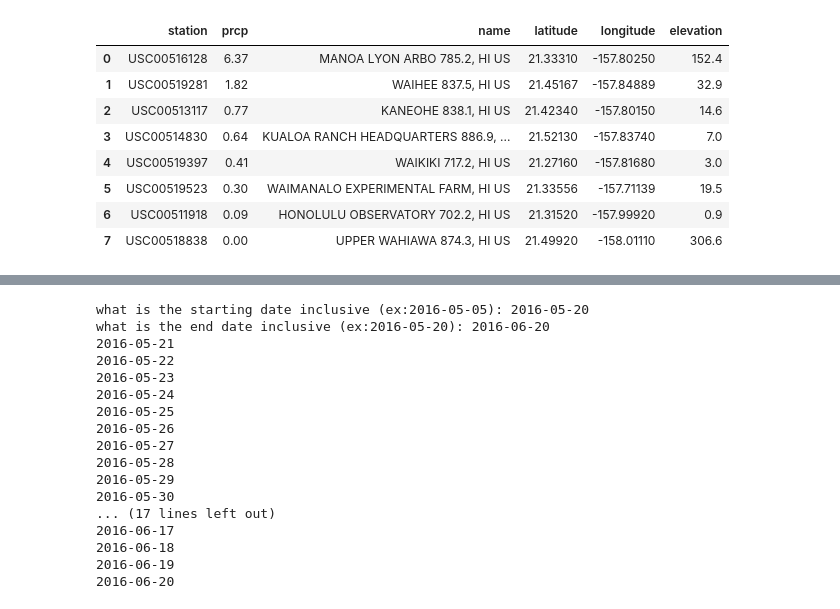
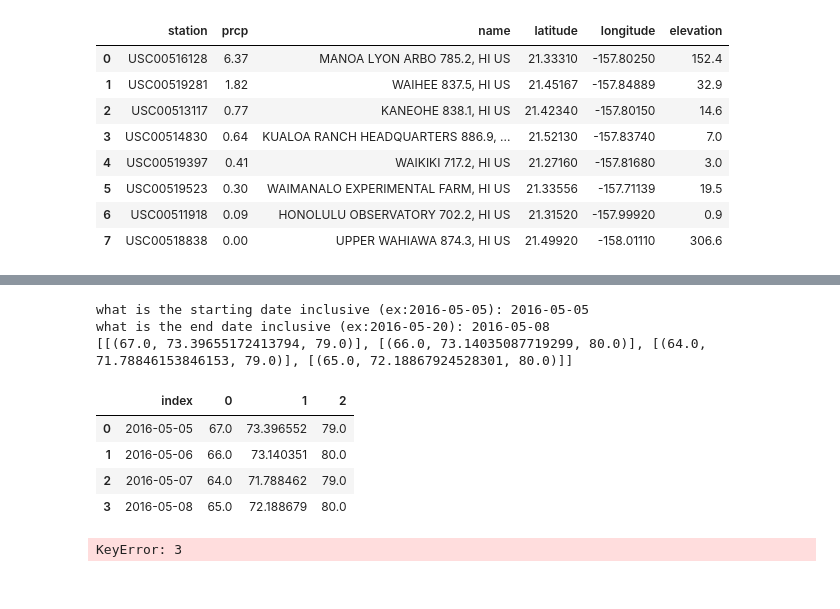
Before and after one commit to pauleppers/sqlalchemy-challenge, a Jupyter notebook: climate_starter.ipynb, the cells around one changed output, grey strips where cells are left out. Drawn from its saved outputs; the diff is of its cells as text; code cells hidden in the pictures.

```diff
--- a/climate_starter.ipynb
+++ b/climate_starter.ipynb
@@ -333,36 +340,47 @@ max_date = max_date.split('-')
 min_date = dt.date(int(min_date[0]),int(min_date[1]), int(min_date[2]))
 max_date = dt.date(int(max_date[0]),int(max_date[1]), int(max_date[2]))
 date_range = []
-while min_date < max_date:
+date_trip = []
+while min_date <= max_date:
+    # Strip off the year and save a list of %m-%d strings
+    date_range.append(min_date.strftime("%m-%d"))
+    date_trip.append(min_date)
     min_date += dt.timedelta(days=1)
-    print(min_date)
-    # Strip off the year and save a list of %m-%d strings
-    date_split = min_date.split('-')
-    date_range=[date_split[1],date_split[2]]
-
 
 # Loop through the list of %m-%d strings and calculate the normals for each date
-# normals= []
-# for day in dates
+normals= []
+for string in date_range:
+    normals.append(daily_normals(string))
+
+print(normals)
 # %% [output]
-what is the starting date inclusive (ex:2016-05-05): 2016-05-20
-what is the end date inclusive (ex:2016-05-20): 2016-06-20
-2016-05-21
-2016-05-22
-2016-05-23
-2016-05-24
-2016-05-25
-2016-05-26
-2016-05-27
-2016-05-28
-2016-05-29
-2016-05-30
-... (17 lines left out)
-2016-06-17
-2016-06-18
-2016-06-19
-2016-06-20
+what is the starting date inclusive (ex:2016-05-05): 2016-05-05
+what is the end date inclusive (ex:2016-05-20): 2016-05-08
+[[(67.0, 73.39655172413794, 79.0)], [(66.0, 73.14035087719299, 80.0)], [(64.0, 71.78846153846153, 79.0)], [(65.0, 72.18867924528301, 80.0)]]
 # %%
 # Load the previous query results into a Pandas DataFrame and add the `trip_dates` range as the `date` index
+i = 0
+dic_weather = {}
+for date in date_trip:
+    dic_weather[date] = normals[i][0]
+    i = i +1
+trip_df = pd.DataFrame(dic_weather)
+trip_df = trip_df.transpose()
+trip_df = trip_df.reset_index()
+trip_df
+# %% [output]
+|  | index | 0 | 1 | 2 |
+| 0 | 2016-05-05 | 67.0 | 73.396552 | 79.0 |
+| 1 | 2016-05-06 | 66.0 | 73.140351 | 80.0 |
+| 2 | 2016-05-07 | 64.0 | 71.788462 | 79.0 |
+| 3 | 2016-05-08 | 65.0 | 72.188679 | 80.0 |
 # %%
 # Plot the daily normals as an area plot with `stacked=False`
+x = trip_df[0]
+y1 = trip_df[1]
+y2 = trip_df[2]
+y3 = trip_df[3]
+plt.stackplot(x,y1,y2,y3, stacked=False)
+              #colors =['r', 'c'])
+# %% [output]
+KeyError: 3
```
Also changed, not shown: parts of 2 cells of this notebook, 1 other file.
